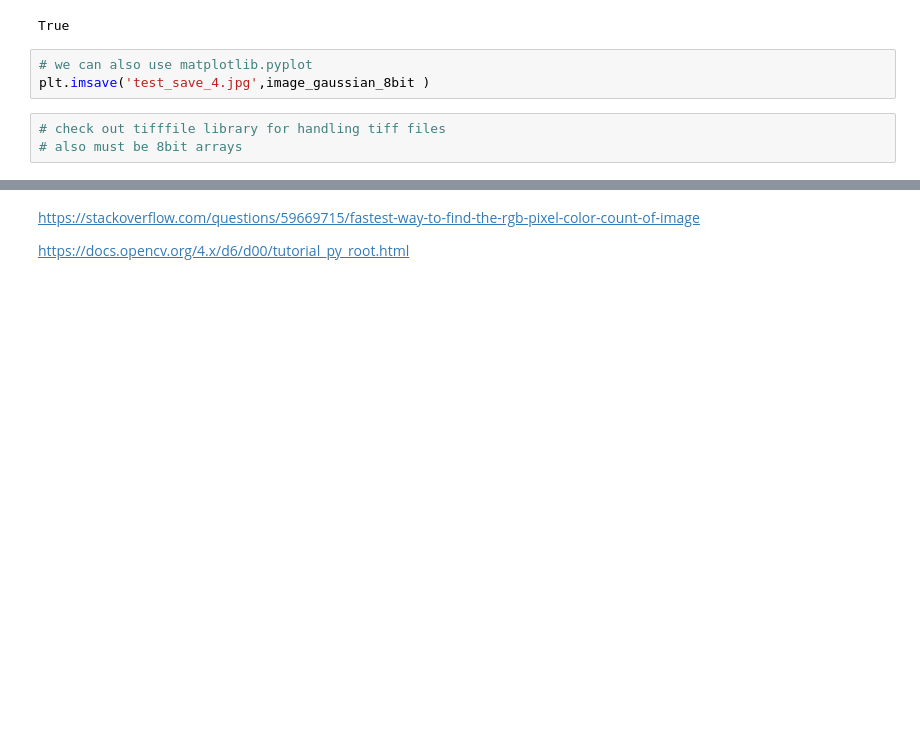
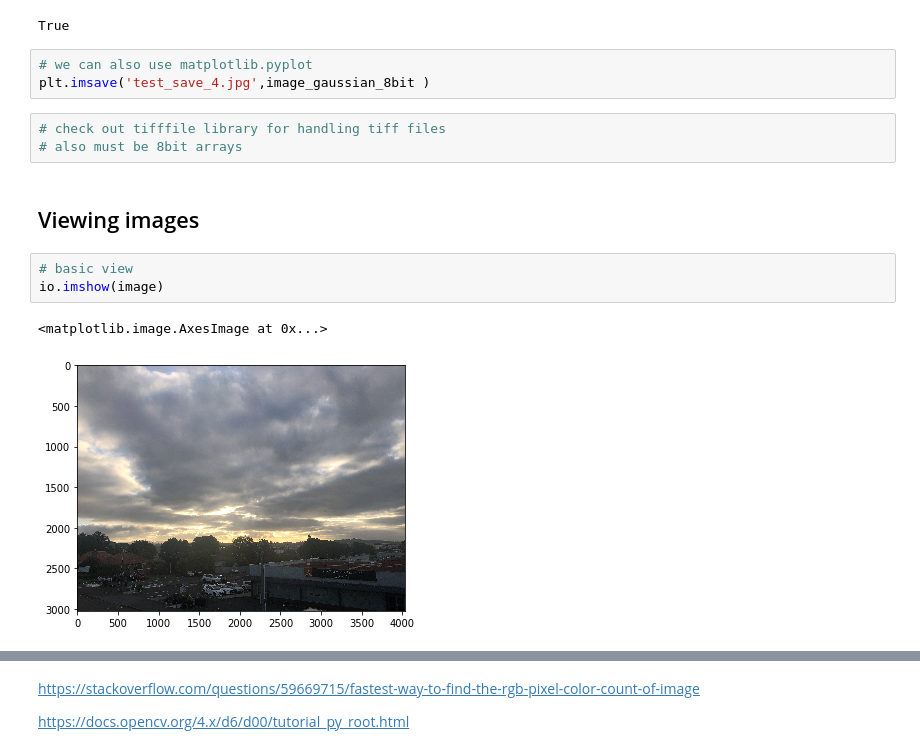
Before and after one commit to ICWallis/image-processing, a Jupyter notebook: method_hacking.ipynb, the cells around one changed output, grey strips where cells are left out. Saved outputs shown, nothing was run; the diff lists cells and outputs as text; blank space fills up the shorter version.

```diff
--- a/method_hacking.ipynb
+++ b/method_hacking.ipynb
@@ -202,3 +200,11 @@ plt.imsave('test_save_4.jpg',image_gaussian_8bit )
 # %%
 # check out tifffile library for handling tiff files
 # also must be 8bit arrays
+# %% [markdown]
+## Viewing images
+# %%
+# basic view
+io.imshow(image)
+# %% [output]
+<matplotlib.image.AxesImage at 0x...>
+[figure, added]
```
Also changed, not shown: parts of 11 cells of this notebook.
